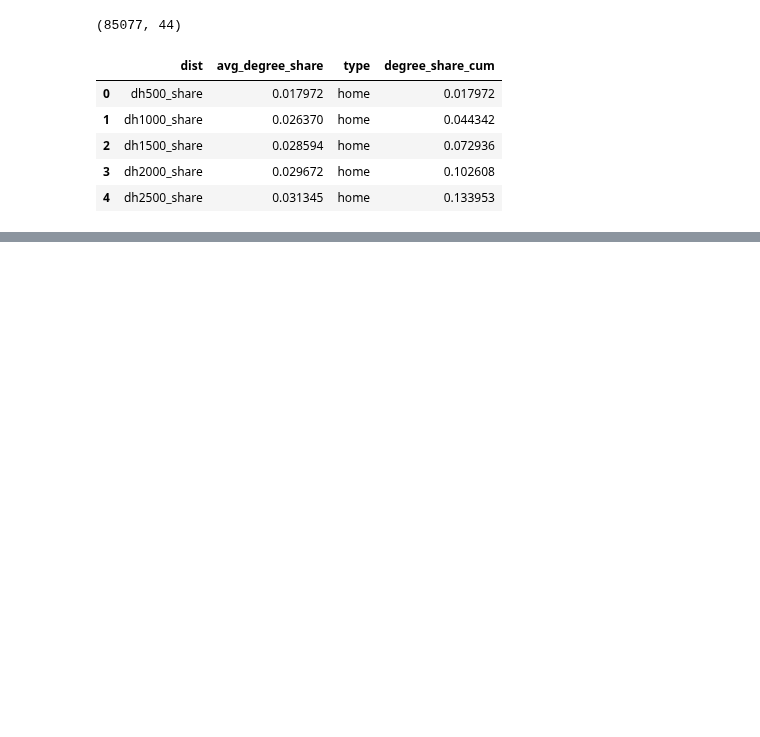
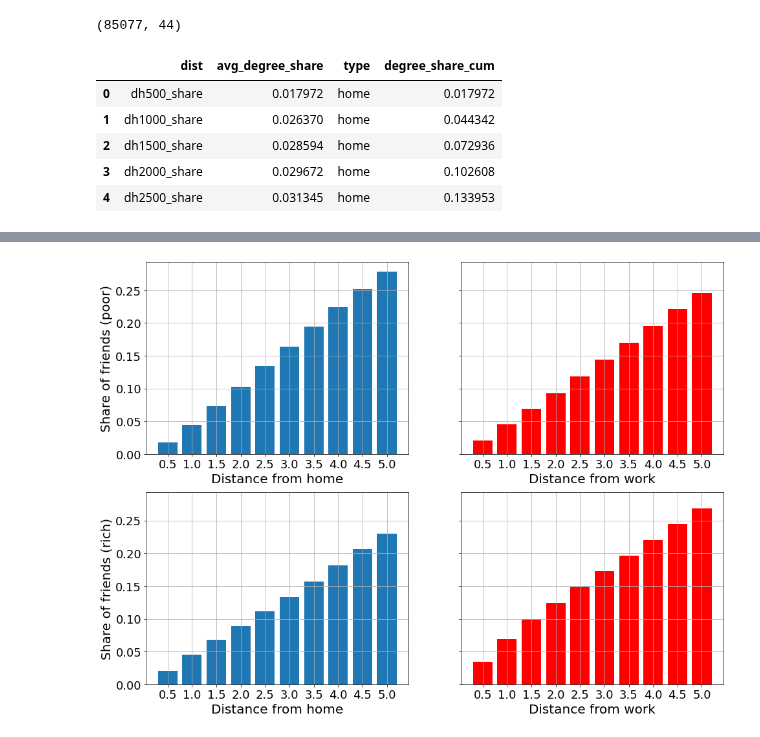
Before and after one commit to sandorjuhasz/ties-around-home, a Jupyter notebook: scripts/degree_home_work.ipynb, the cells around one changed output, grey strips where cells are left out. Cells and saved outputs as stored; diff of their text form; code cells hidden in the pictures; blank space fills up the shorter version.

Commit message:
degree notebook --update

```diff
--- a/scripts/degree_home_work.ipynb
+++ b/scripts/degree_home_work.ipynb
@@ -1129,0 +378,37 @@ If we break down the ties around home by commute type (e.g. PR = from poor tract
+# %%
+temp_home_poor = result_poor[result_poor["type"]=="home"][:10]
+temp_work_poor = result_poor[result_poor["type"]=="work"][:10]
+
+temp_home_rich = result_rich[result_rich["type"]=="home"][:10]
+temp_work_rich = result_rich[result_rich["type"]=="work"][:10]
+
+labels = list((np.linspace(0.5,5,10)))
+
+plt.rcParams['font.size']=18
+fig,ax = plt.subplots(2,2, figsize=(16,12), sharey=True)
+
+ax[0,0].bar(temp_home_poor["dist"], temp_home_poor["degree_share_cum"])
+ax[0,0].grid()
+ax[0,0].set_xticklabels(labels)
+ax[0,0].set_xlabel("Distance from home", size=20)
+ax[0,0].set_ylabel("Share of friends (poor)", size=20)
+
+ax[0,1].bar(temp_work_poor["dist"], temp_work_poor["degree_share_cum"], color="r")
+ax[0,1].grid()
+ax[0,1].set_xticklabels(labels)
+ax[0,1].set_xlabel("Distance from work", size=20)
+
+ax[1,0].bar(temp_home_rich["dist"], temp_home_rich["degree_share_cum"])
+ax[1,0].grid()
+ax[1,0].set_xticklabels(labels)
+ax[1,0].set_xlabel("Distance from home", size=20)
+ax[1,0].set_ylabel("Share of friends (rich)", size=20)
+
+ax[1,1].bar(temp_work_rich["dist"], temp_work_rich["degree_share_cum"], color="r")
+ax[1,1].grid()
+ax[1,1].set_xticklabels(labels)
+ax[1,1].set_xlabel("Distance from work", size=20)
+
+plt.show()
+# %% [output]
+[figure, added]
```
Also changed, not shown: parts of 143 cells of this notebook.
